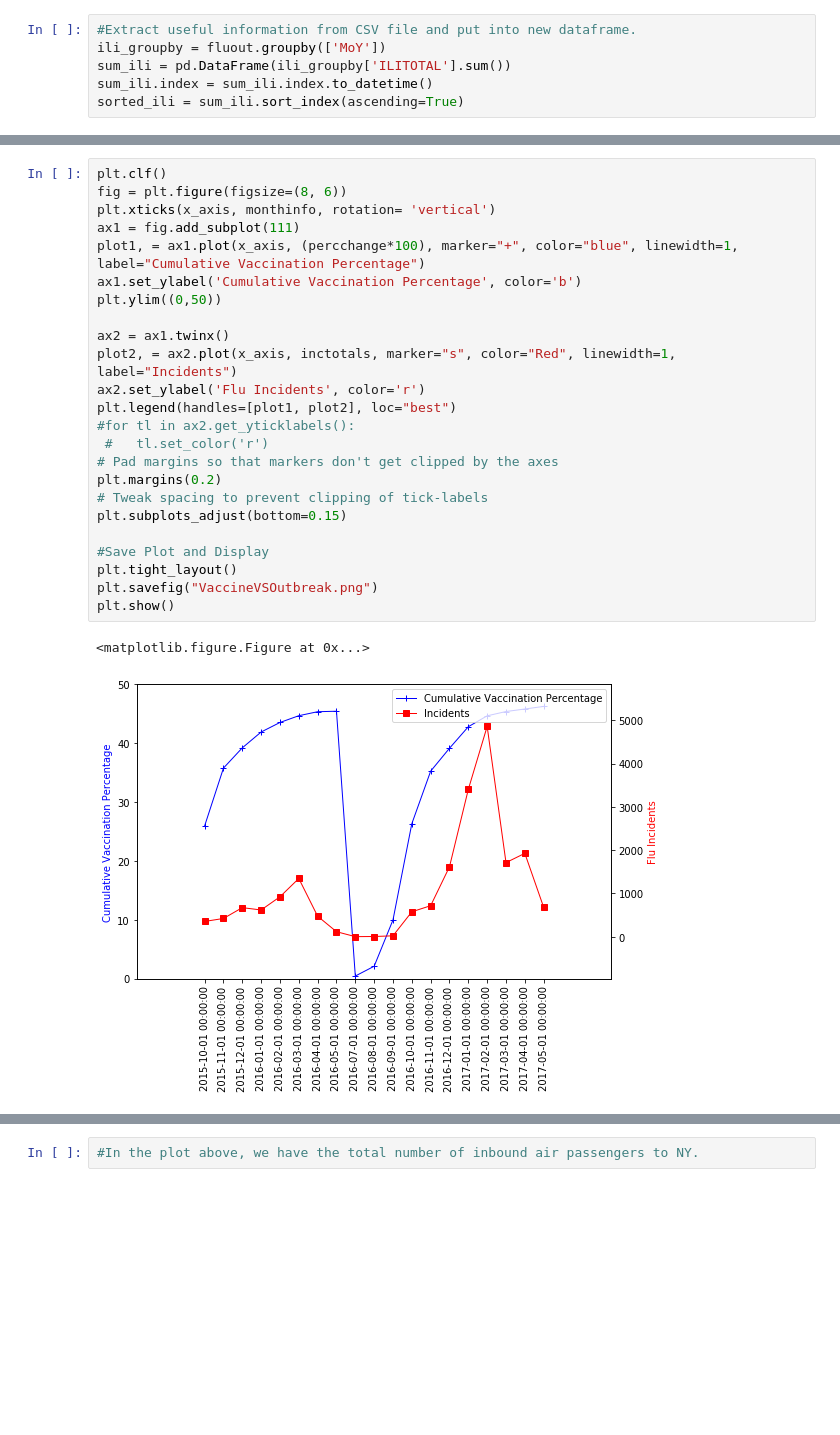
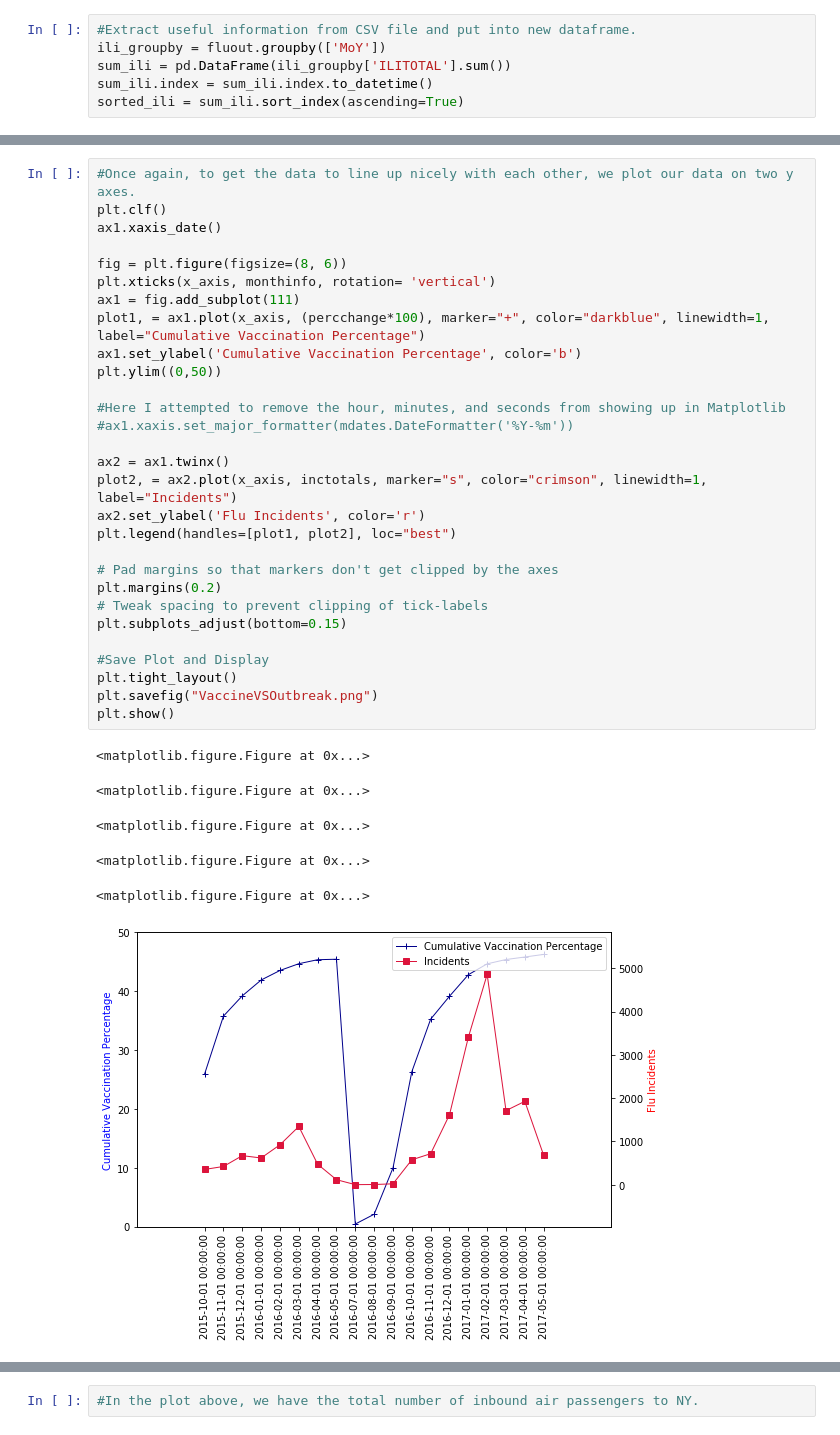
Before and after one commit to giolee88/FluTracker, a Jupyter notebook: Code/Flutracker_Plots.ipynb, the cells around one changed output, grey strips where cells are left out. Drawn from its saved outputs; the diff is of its cells as text; blank space fills up the shorter version.

```diff
--- a/Code/Flutracker_Plots.ipynb
+++ b/Code/Flutracker_Plots.ipynb
@@ -282,28 +271,37 @@ Name: Percentage, dtype: float64
 # %%
+#Once again, to get the data to line up nicely with each other, we plot our data on two y axes.
 plt.clf()
+ax1.xaxis_date()
+
 fig = plt.figure(figsize=(8, 6))
 plt.xticks(x_axis, monthinfo, rotation= 'vertical')
 ax1 = fig.add_subplot(111)
-plot1, = ax1.plot(x_axis, (percchange*100), marker="+", color="blue", linewidth=1, label="Cumulative Vaccination Percentage")
+plot1, = ax1.plot(x_axis, (percchange*100), marker="+", color="darkblue", linewidth=1, label="Cumulative Vaccination Percentage")
 ax1.set_ylabel('Cumulative Vaccination Percentage', color='b')
 plt.ylim((0,50))
 
+#Here I attempted to remove the hour, minutes, and seconds from showing up in Matplotlib
+#ax1.xaxis.set_major_formatter(mdates.DateFormatter('%Y-%m'))
+
 ax2 = ax1.twinx()
-plot2, = ax2.plot(x_axis, inctotals, marker="s", color="Red", linewidth=1, label="Incidents")
+plot2, = ax2.plot(x_axis, inctotals, marker="s", color="crimson", linewidth=1, label="Incidents")
 ax2.set_ylabel('Flu Incidents', color='r')
 plt.legend(handles=[plot1, plot2], loc="best")
-#for tl in ax2.get_yticklabels():
- #   tl.set_color('r')
+
 # Pad margins so that markers don't get clipped by the axes
 plt.margins(0.2)
 # Tweak spacing to prevent clipping of tick-labels
 plt.subplots_adjust(bottom=0.15)
 
 #Save Plot and Display
 plt.tight_layout()
 plt.savefig("VaccineVSOutbreak.png")
 plt.show()
 # %% [output]
 <matplotlib.figure.Figure at 0x...>
+<matplotlib.figure.Figure at 0x...>
+<matplotlib.figure.Figure at 0x...>
+<matplotlib.figure.Figure at 0x...>
+<matplotlib.figure.Figure at 0x...>
-[figure, old version]
+[figure, new version]
 # %%
```
Also changed, not shown: parts of 32 cells of this notebook, 1 other file.
